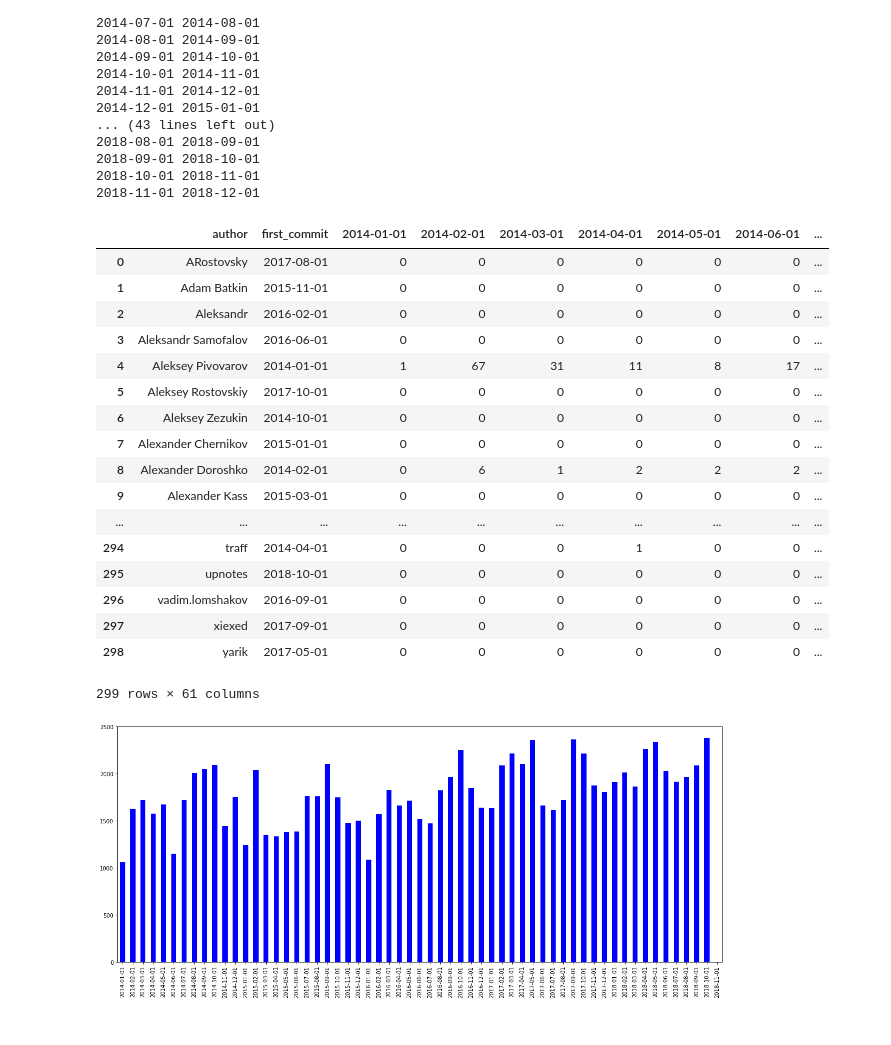
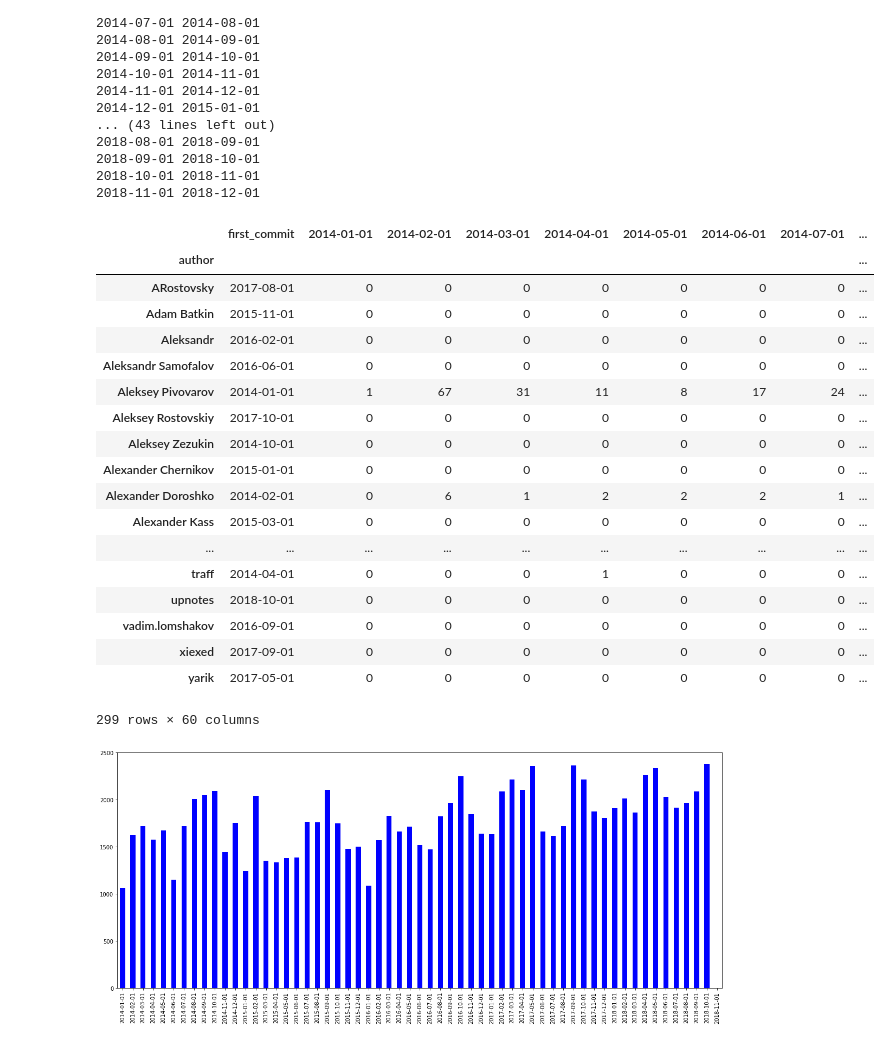
Before and after one commit to vladislavneon/autogenerating-commit-messages, a Jupyter notebook: nngen/commit statistics.ipynb, the cells around one changed output. Saved outputs shown, nothing was run; the diff lists cells and outputs as text; code cells hidden in the pictures.

Commit message:
Added commiters statistics

```diff
--- a/nngen/commit statistics.ipynb
+++ b/nngen/commit statistics.ipynb
@@ -117,27 +117,28 @@ with open('commit_stats.csv', 'w') as ouf:
         if author:
             ouf.write(author + ';' + ';'.join(map(str, stats)) + '\n')
 # %%
-commit_data = pd.read_csv("commit_stats.csv", sep=';', na_values='')
+commit_data = pd.read_csv("commit_stats.csv", index_col='author', sep=';', na_values='')
 commit_data
 # %% [output]
-|  | author | first_commit | 2014-01-01 | 2014-02-01 | 2014-03-01 | 2014-04-01 | 2014-05-01 | 2014-06-01 | ... |
-| 0 | ARostovsky | 2017-08-01 | 0 | 0 | 0 | 0 | 0 | 0 | ... |
-| 1 | Adam Batkin | 2015-11-01 | 0 | 0 | 0 | 0 | 0 | 0 | ... |
-| 2 | Aleksandr | 2016-02-01 | 0 | 0 | 0 | 0 | 0 | 0 | ... |
-| 3 | Aleksandr Samofalov | 2016-06-01 | 0 | 0 | 0 | 0 | 0 | 0 | ... |
-| 4 | Aleksey Pivovarov | 2014-01-01 | 1 | 67 | 31 | 11 | 8 | 17 | ... |
-| 5 | Aleksey Rostovskiy | 2017-10-01 | 0 | 0 | 0 | 0 | 0 | 0 | ... |
-| 6 | Aleksey Zezukin | 2014-10-01 | 0 | 0 | 0 | 0 | 0 | 0 | ... |
-| 7 | Alexander Chernikov | 2015-01-01 | 0 | 0 | 0 | 0 | 0 | 0 | ... |
-| 8 | Alexander Doroshko | 2014-02-01 | 0 | 6 | 1 | 2 | 2 | 2 | ... |
-| 9 | Alexander Kass | 2015-03-01 | 0 | 0 | 0 | 0 | 0 | 0 | ... |
+|  | first_commit | 2014-01-01 | 2014-02-01 | 2014-03-01 | 2014-04-01 | 2014-05-01 | 2014-06-01 | 2014-07-01 | ... |
+| author |  |  |  |  |  |  |  |  | ... |
+| ARostovsky | 2017-08-01 | 0 | 0 | 0 | 0 | 0 | 0 | 0 | ... |
+| Adam Batkin | 2015-11-01 | 0 | 0 | 0 | 0 | 0 | 0 | 0 | ... |
+| Aleksandr | 2016-02-01 | 0 | 0 | 0 | 0 | 0 | 0 | 0 | ... |
+| Aleksandr Samofalov | 2016-06-01 | 0 | 0 | 0 | 0 | 0 | 0 | 0 | ... |
+| Aleksey Pivovarov | 2014-01-01 | 1 | 67 | 31 | 11 | 8 | 17 | 24 | ... |
+| Aleksey Rostovskiy | 2017-10-01 | 0 | 0 | 0 | 0 | 0 | 0 | 0 | ... |
+| Aleksey Zezukin | 2014-10-01 | 0 | 0 | 0 | 0 | 0 | 0 | 0 | ... |
+| Alexander Chernikov | 2015-01-01 | 0 | 0 | 0 | 0 | 0 | 0 | 0 | ... |
+| Alexander Doroshko | 2014-02-01 | 0 | 6 | 1 | 2 | 2 | 2 | 1 | ... |
+| Alexander Kass | 2015-03-01 | 0 | 0 | 0 | 0 | 0 | 0 | 0 | ... |
 | ... | ... | ... | ... | ... | ... | ... | ... | ... | ... |
-| 294 | traff | 2014-04-01 | 0 | 0 | 0 | 1 | 0 | 0 | ... |
-| 295 | upnotes | 2018-10-01 | 0 | 0 | 0 | 0 | 0 | 0 | ... |
-| 296 | vadim.lomshakov | 2016-09-01 | 0 | 0 | 0 | 0 | 0 | 0 | ... |
-| 297 | xiexed | 2017-09-01 | 0 | 0 | 0 | 0 | 0 | 0 | ... |
-| 298 | yarik | 2017-05-01 | 0 | 0 | 0 | 0 | 0 | 0 | ... |
+| traff | 2014-04-01 | 0 | 0 | 0 | 1 | 0 | 0 | 0 | ... |
+| upnotes | 2018-10-01 | 0 | 0 | 0 | 0 | 0 | 0 | 0 | ... |
+| vadim.lomshakov | 2016-09-01 | 0 | 0 | 0 | 0 | 0 | 0 | 0 | ... |
+| xiexed | 2017-09-01 | 0 | 0 | 0 | 0 | 0 | 0 | 0 | ... |
+| yarik | 2017-05-01 | 0 | 0 | 0 | 0 | 0 | 0 | 0 | ... |
-299 rows × 61 columns
+299 rows × 60 columns
 # %%
 commit_number = commit_data.sum(axis=0, numeric_only=True)
 
```
Also changed, not shown: parts of 2 cells of this notebook.
